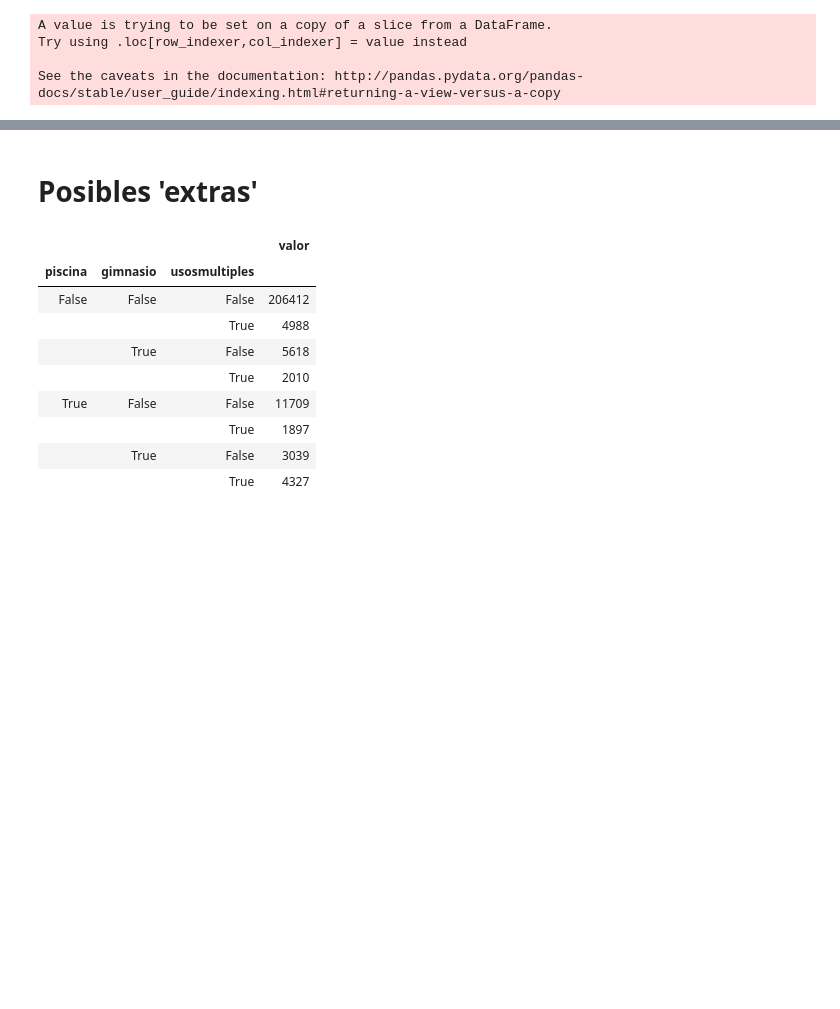
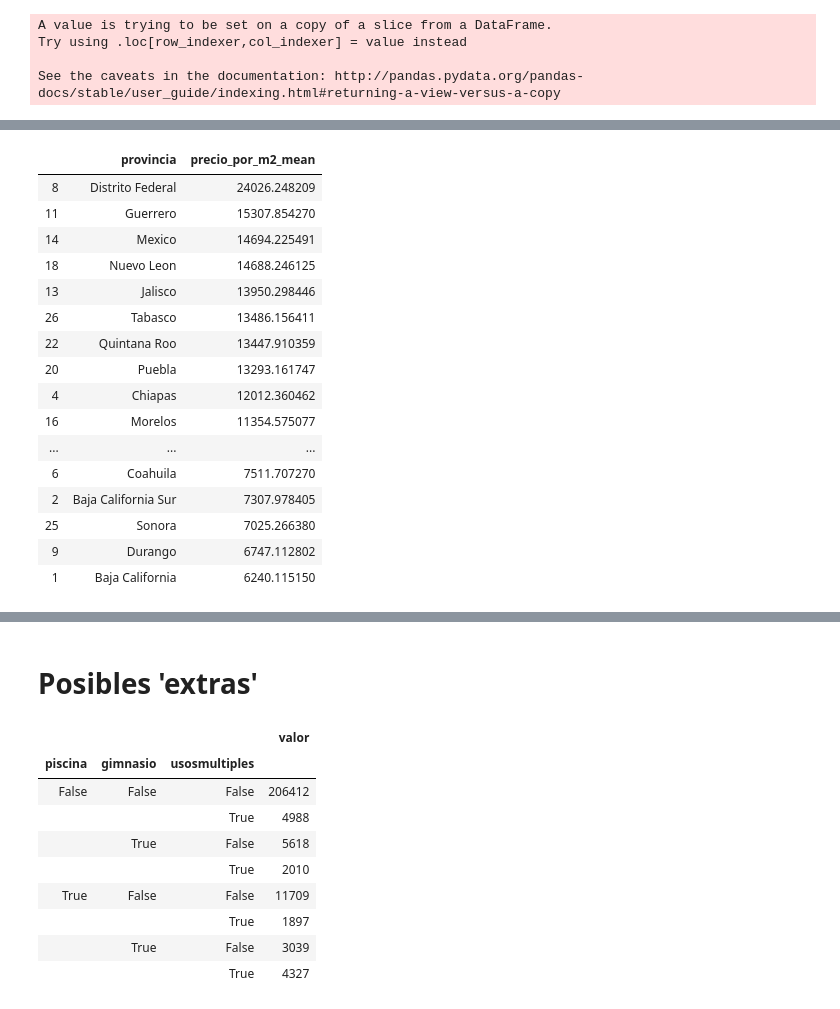
Before and after one commit to taielc/Fiuba_Datos_TP1, a Jupyter notebook: nb_principal.ipynb, the cells around one changed output, grey strips where cells are left out. Cells and saved outputs as stored; diff of their text form; code cells hidden in the pictures; blank space fills up the shorter version.

```diff
--- a/nb_principal.ipynb
+++ b/nb_principal.ipynb
@@ -688,0 +730,21 @@ mapa
+# %%
+precio_promedio_provincia = precio_promedio_provincia.sort_values(by = 'precio_por_m2_mean', ascending = False)
+precio_promedio_provincia
+# %% [output]
+|  | provincia | precio_por_m2_mean |
+| 8 | Distrito Federal | 24026.248209 |
+| 11 | Guerrero | 15307.854270 |
+| 14 | Mexico | 14694.225491 |
+| 18 | Nuevo Leon | 14688.246125 |
+| 13 | Jalisco | 13950.298446 |
+| 26 | Tabasco | 13486.156411 |
+| 22 | Quintana Roo | 13447.910359 |
+| 20 | Puebla | 13293.161747 |
+| 4 | Chiapas | 12012.360462 |
+| 16 | Morelos | 11354.575077 |
+| ... | ... | ... |
+| 6 | Coahuila | 7511.707270 |
+| 2 | Baja California Sur | 7307.978405 |
+| 25 | Sonora | 7025.266380 |
+| 9 | Durango | 6747.112802 |
+| 1 | Baja California | 6240.115150 |
```
Also changed, not shown: parts of 17 cells of this notebook.
